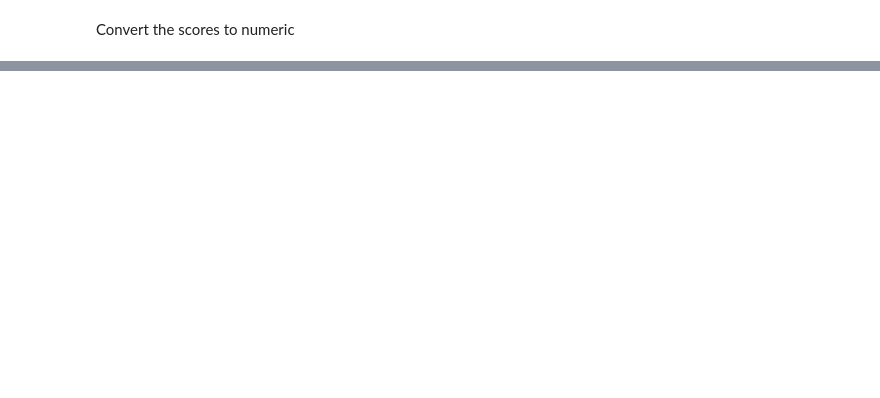
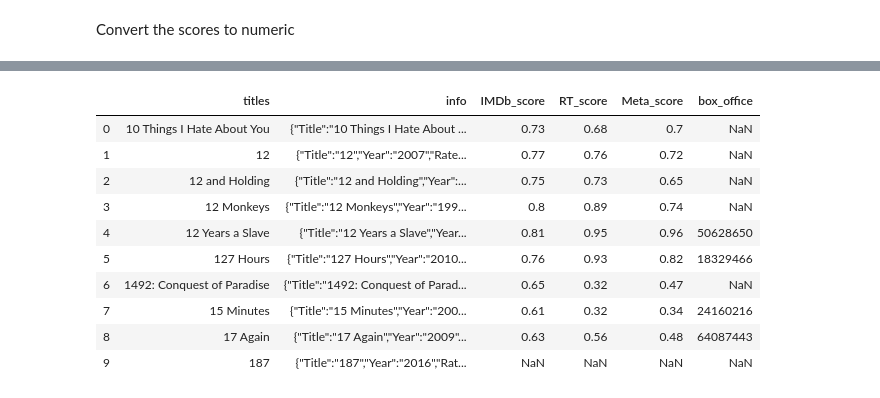
Before and after one commit to lougeo/NLP_Movie_Scripts, a Jupyter notebook: Notebooks/EDA.ipynb, the cells around one changed output, grey strips where cells are left out. Saved outputs shown, nothing was run; the diff lists cells and outputs as text; code cells hidden in the pictures; blank space fills up the shorter version.

Commit message:
Score cleaning done

```diff
--- a/Notebooks/EDA.ipynb
+++ b/Notebooks/EDA.ipynb
@@ -294,0 +317,14 @@ KeyError: 'IMBd_score'
+# %%
+df_scores1.head(10)
+# %% [output]
+|  | titles | info | IMDb_score | RT_score | Meta_score | box_office |
+| 0 | 10 Things I Hate About You | {"Title":"10 Things I Hate About ... | 0.73 | 0.68 | 0.7 | NaN |
+| 1 | 12 | {"Title":"12","Year":"2007","Rate... | 0.77 | 0.76 | 0.72 | NaN |
+| 2 | 12 and Holding | {"Title":"12 and Holding","Year":... | 0.75 | 0.73 | 0.65 | NaN |
+| 3 | 12 Monkeys | {"Title":"12 Monkeys","Year":"199... | 0.8 | 0.89 | 0.74 | NaN |
+| 4 | 12 Years a Slave | {"Title":"12 Years a Slave","Year... | 0.81 | 0.95 | 0.96 | 50628650 |
+| 5 | 127 Hours | {"Title":"127 Hours","Year":"2010... | 0.76 | 0.93 | 0.82 | 18329466 |
+| 6 | 1492: Conquest of Paradise | {"Title":"1492: Conquest of Parad... | 0.65 | 0.32 | 0.47 | NaN |
+| 7 | 15 Minutes | {"Title":"15 Minutes","Year":"200... | 0.61 | 0.32 | 0.34 | 24160216 |
+| 8 | 17 Again | {"Title":"17 Again","Year":"2009"... | 0.63 | 0.56 | 0.48 | 64087443 |
+| 9 | 187 | {"Title":"187","Year":"2016","Rat... | NaN | NaN | NaN | NaN |
```
Also changed, not shown: parts of 9 cells of this notebook.
